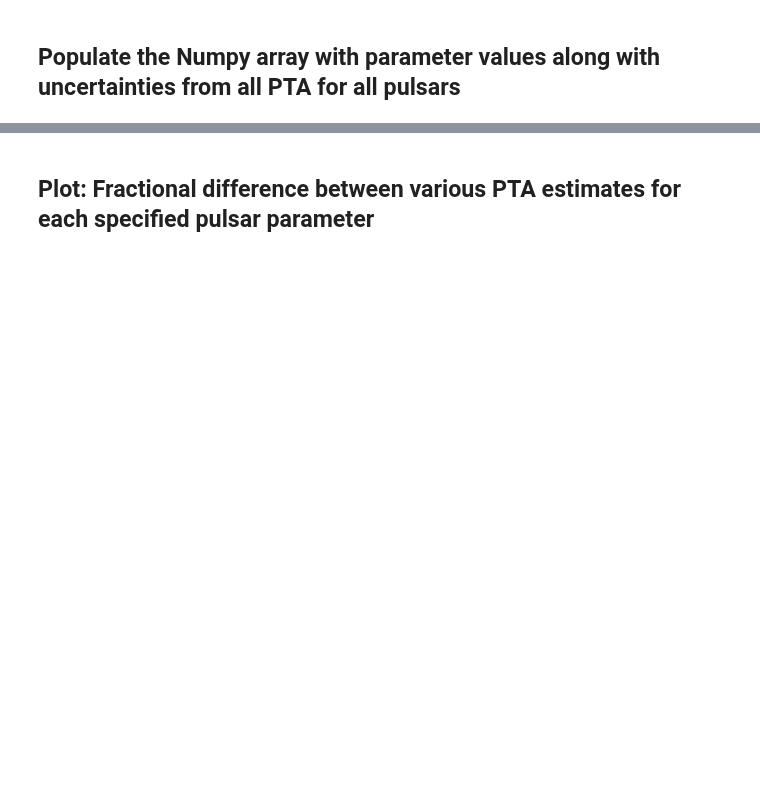
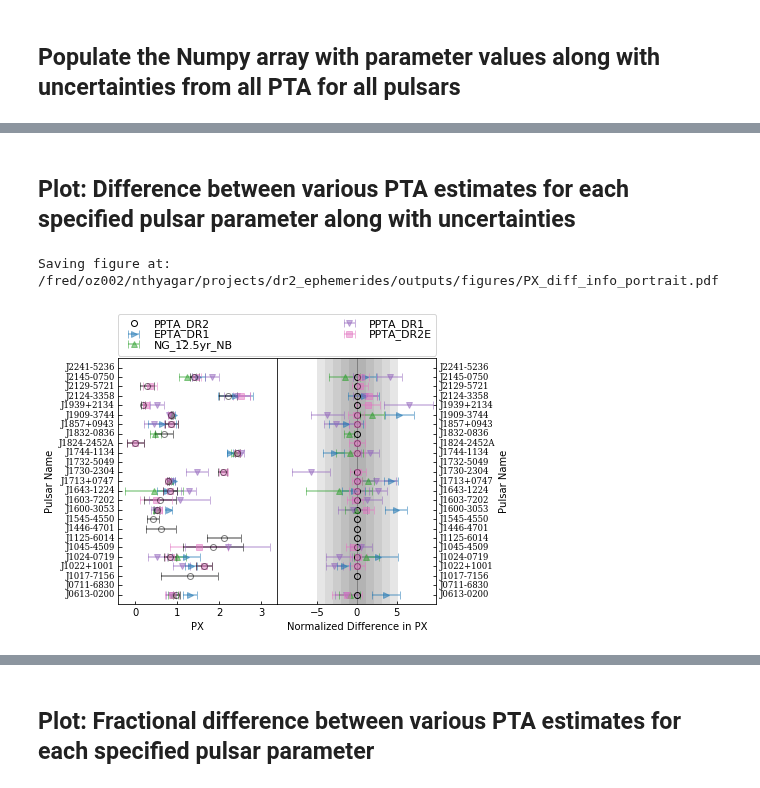
Before and after one commit to danielreardon/ppta_dr2_ephemerides, a Jupyter notebook: parameterComparisonScripts/compare_PSR_parms.ipynb, the cells around one changed output, grey strips where cells are left out. Drawn from its saved outputs; the diff is of its cells as text; code cells hidden in the pictures; blank space fills up the shorter version.

Commit message:
Update PSR comparison NB, use uncertainties module

```diff
--- a/parameterComparisonScripts/compare_PSR_parms.ipynb
+++ b/parameterComparisonScripts/compare_PSR_parms.ipynb
@@ -76,0 +158,7 @@ print(psrnames_specific_union)
+# %%
+psrtables = {}
+for parm in psr_parms:
+#     tabdict = {pta: pta_psr_parm_vals[parm][pta] for pta in ptas}
+    tabdict = {pta: pta_psr_parm_uvals[parm][pta] for pta in ptas}
+    psrtables[parm] = Table(copy.deepcopy(tabdict))
+    psrtables[parm].add_column(Column(psrnames_simple_union, name='PSR'), index=0)
@@ -76,0 +186,60 @@ print(psrnames_specific_union)
+# %% [markdown]
+## Plot: Difference between various PTA estimates for each specified pulsar parameter along with uncertainties
+# %%
+ptas_to_plot = compare_parms['plot_PTAs']
+ind_ptas_to_plot = [ptas.tolist().index(pta_to_plot) for pta_to_plot in ptas_to_plot]
+
+nsigma_fill = 5
+nsigma_colors = NP.linspace(0.7, 0.9, nsigma_fill)
+
+ptasymbols = ['>', 'd', '^', '*', 'v', '<', 's']
+ptacolors = ['C0', 'C1', 'C2', 'C3', 'C4', 'C5', 'C6']
+for parm in psr_parms:
+    parm_vals = unumpy.nominal_values(pta_psr_parm_uvals[parm]['all'])
+    parm_err_vals = unumpy.std_devs(pta_psr_parm_uvals[parm]['all'])
+
+    parm_diff_vals = unumpy.nominal_values(pta_psr_parm_uvals_diff[parm]['all'])
+    parm_diff_err_vals = unumpy.std_devs(pta_psr_parm_uvals_diff[parm]['all'])
+
+    fig, axs = PLT.subplots(nrows=1, ncols=2, squeeze=True, sharey=True, figsize=(6.5,4.5))
+
+    for ptai in ind_ptas_to_plot:
+        if ptas[ptai] != ref_pta:
+            axs[0].errorbar(parm_vals[ref_pta_psrs_ind,ptai], NP.arange(len(ref_pta_psrs_ind)), xerr=parm_err_vals[ref_pta_psrs_ind,ptai], ls='none', marker=ptasymbols[ptai], color=ptacolors[ptai], ecolor=ptacolors[ptai], capsize=4, alpha=0.5, label='{0}'.format(ptas[ptai]))
+    axs[0].errorbar(parm_vals[ref_pta_psrs_ind,ref_pta_ind], NP.arange(len(ref_pta_psrs_ind)), xerr=parm_err_vals[ref_pta_psrs_ind,ref_pta_ind], ls='none', marker='o', mfc='none', mec='black', mew=1, color='black', ecolor='black', capsize=4, alpha=0.5, label=ref_pta)
+
+    axs[1].axvline(x=0, ls='-', lw=1, color='gray')
+    for int_sigma in range(nsigma_fill,0,-1):
+        axs[1].fill_betweenx(NP.asarray([-10,100]), -int_sigma, int_sigma, color='{0}'.format(nsigma_colors[int_sigma-1]))
+
+    for ptai in ind_ptas_to_plot:
+        if ptas[ptai] != ref_pta:
+            axs[1].errorbar(parm_diff_vals[ref_pta_psrs_ind,ptai]/parm_err_vals[ref_pta_psrs_ind,ref_pta_ind], NP.arange(len(ref_pta_psrs_ind)), xerr=parm_err_vals[ref_pta_psrs_ind,ptai]/parm_err_vals[ref_pta_psrs_ind,ref_pta_ind], ls='none', marker=ptasymbols[ptai], color=ptacolors[ptai], ecolor=ptacolors[ptai], capsize=4, alpha=0.5, label='{0}'.format(ptas[ptai]))
+    axs[1].plot(parm_diff_vals[ref_pta_psrs_ind,ref_pta_ind]/parm_err_vals[ref_pta_psrs_ind,ref_pta_ind], NP.arange(len(ref_pta_psrs_ind)), ls='none', marker='o', mfc='none', mec='black', mew=1, label=ref_pta)
+#     axs[1].errorbar(parm_diff_vals[ref_pta_psrs_ind,ref_pta_ind]/parm_err_vals[ref_pta_psrs_ind,ref_pta_ind], NP.arange(len(ref_pta_psrs_ind)), xerr=parm_err_vals[ref_pta_psrs_ind,ref_pta_ind]/parm_err_vals[ref_pta_psrs_ind,ref_pta_ind], ls='none', marker='o', mfc='none', mec='black', mew=1, color='black', ecolor='black', capsize=4, alpha=0.5, label=ref_pta)
+#     axs[0].legend(loc='upper center', ncol=2, shadow=False, fontsize=8.25, labelspacing=0, columnspacing=0)
+#     axs[1].legend(loc='upper center', ncol=2, shadow=False, fontsize=8.25, labelspacing=0, columnspacing=0)
+    axs[1].legend(bbox_to_anchor=(-1., 1.01, 2., .05), loc='lower left', ncol=2, mode='expand', borderaxespad=0., shadow=False, fontsize=11, labelspacing=0, columnspacing=0)
+    axs[0].set_ylim(-1,len(ref_pta_psrs_ind))
+    axs[1].set_ylim(-1,len(ref_pta_psrs_ind))
+    axs[1].set_xlim(-9.95,9.95)
+    axs[0].set_yticks(NP.arange(len(ref_pta_psrs_ind)))
+    axs[0].set_yticklabels(ref_pta_psrs, fontdict={'fontsize': 8.5, 'ha': 'right', 'va': 'center', 'family': 'serif'})
+    axs[0].tick_params(direction='in', labelleft=True)
+    axs[0].set_ylabel('Pulsar Name')
+    axs[0].set_xlabel('{0}'.format(parm))
+    axs[1].set_xlabel('Normalized Difference in {0}'.format(parm))
+    axs[1].set_yticks(NP.arange(len(ref_pta_psrs_ind)))
+    axs[1].set_yticklabels(ref_pta_psrs, fontdict={'fontsize': 8.5, 'ha': 'left', 'va': 'center', 'family': 'serif'})
+    axs[1].yaxis.tick_right()
+    axs[1].tick_params(direction='in', labelright=True)
+    axs[1].yaxis.set_label_position('right')
+    axs[1].set_ylabel('Pulsar Name')
+    fig.subplots_adjust(hspace=0, wspace=0)
+    fig.subplots_adjust(left=0.16, right=0.84, bottom=0.1, top=0.86)
+
+    PLT.savefig(figdir + '{0}_diff_info_portrait.pdf'.format(parm), bbox_inches=0)
+    print('Saving figure at: ' + figdir + '{0}_diff_info_portrait.pdf'.format(parm))
+# %% [output]
+Saving figure at: /fred/oz002/nthyagar/projects/dr2_ephemerides/outputs/figures/PX_diff_info_portrait.pdf
+[figure, added]
```
Also changed, not shown: parts of 21 cells of this notebook.
